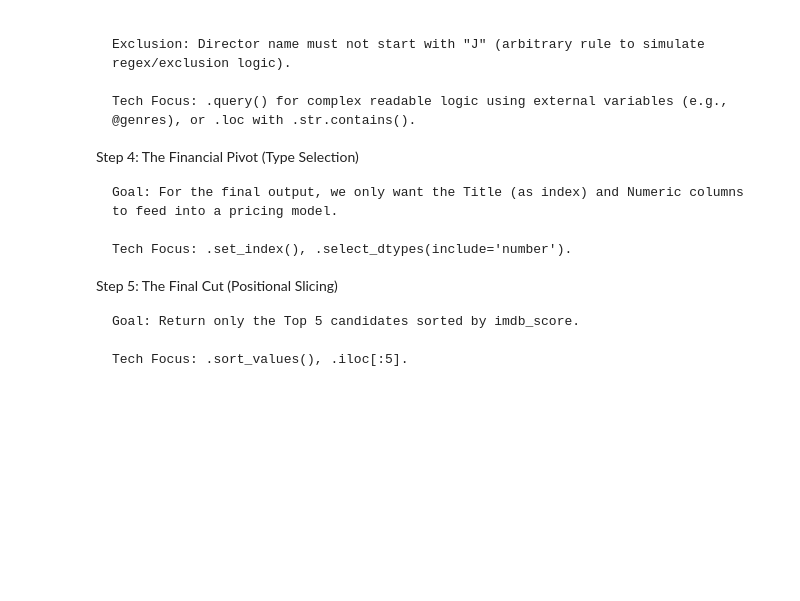
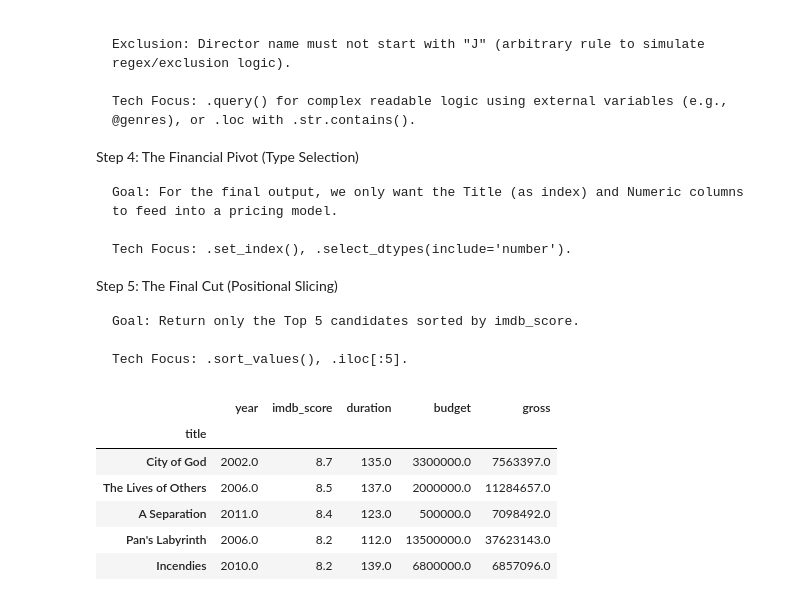
Before and after one commit to nealvirtudes17/MDA, a Jupyter notebook: Refactored/Practice Subsets of data.ipynb, the cells around one changed output. Drawn from its saved outputs; the diff is of its cells as text; code cells hidden in the pictures; blank space fills up the shorter version.

Commit message:
dataframe commands

```diff
--- a/Refactored/Practice Subsets of data.ipynb
+++ b/Refactored/Practice Subsets of data.ipynb
@@ -295,28 +295,45 @@ import pandas as pd
 
 movies_raw = pd.read_csv('../data/movie.csv')
 
-movies_cleaned = (movies_raw
-                  .rename(columns=lambda x: x.strip().lower()) #renaming columns by removing trailing and leading spaces and changing everything to lower case
-                  .loc[ lambda df_: ~(df_['director_name'].isna()),  #removing all missing director names
-                    ['title','genres','year','director_name','imdb_score','language','duration','budget','gross']  #Selecting columns of interest
-                  ]
+# 1. Configuration Constants
+TARGET_GENRES = ['Drama', 'Thriller']
+GENRE_REGEX = '|'.join(TARGET_GENRES)
+#movies_raw = pd.read_csv('../data/movie.csv')
+
+
+# 2. Loading and cleaning data
+
+movies_clean = (pd.read_csv('../data/movie.csv')
+                  .rename(columns=lambda x: x.strip().lower())
+                  .dropna(subset=['director_name'])
+                  .loc[:, ['title', 'genres', 'year', 'director_name',
+                          'imdb_score', 'language', 'duration', 'budget', 'gross']]
                 )
 
-#version 1 for step 2
-potential_movies_v1 = (movies_cleaned
-                    .query(
-                        "duration >= 90 and duration <= 150"
-                        "and imdb_score >7 and gross > budget"
-                        " and language != 'English'"
-                      )
-                    )
-
-#version 2 for step 2
-potential_movies_v2 = (movies_cleaned
+# 3. The Production Pipeline
+acquisition_targets = (movies_clean
                       .loc[lambda df_:
                            (df_['duration'].between(90,150,inclusive='both')) &
                            (df_['imdb_score'] > 7) &
                            (df_['gross'] > df_['budget']) &
-                           ~(df_['language'] == 'English')
+                           (df_['language'] != 'English') &
+                           (~df_['director_name'].str.startswith('J')) &
+                           (df_['genres'].str.contains(GENRE_REGEX, na=False))
                            ]
+                      #Formatting for exporting
+                      .set_index('title')
+                      .select_dtypes(include='number')
+                      #Step 5 sorting values
+                      .sort_values('imdb_score',ascending=False)
+                      .head(5)
                       )
+# %%
+acquisition_targets
+# %% [output]
+|  | year | imdb_score | duration | budget | gross |
+| title |  |  |  |  |  |
+| City of God | 2002.0 | 8.7 | 135.0 | 3300000.0 | 7563397.0 |
+| The Lives of Others | 2006.0 | 8.5 | 137.0 | 2000000.0 | 11284657.0 |
+| A Separation | 2011.0 | 8.4 | 123.0 | 500000.0 | 7098492.0 |
+| Pan's Labyrinth | 2006.0 | 8.2 | 112.0 | 13500000.0 | 37623143.0 |
+| Incendies | 2010.0 | 8.2 | 139.0 | 6800000.0 | 6857096.0 |
```
Also changed, not shown: 2 other files.
